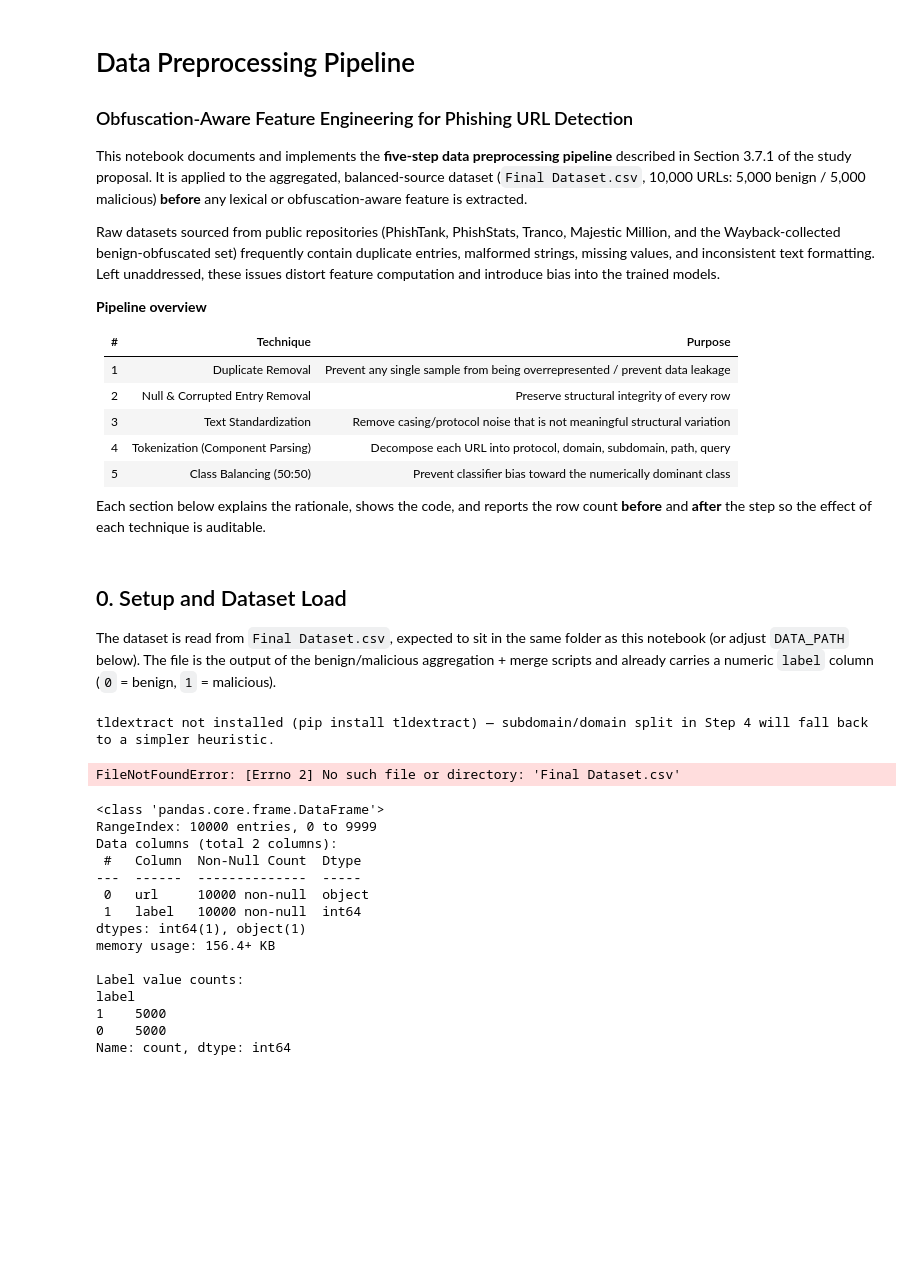
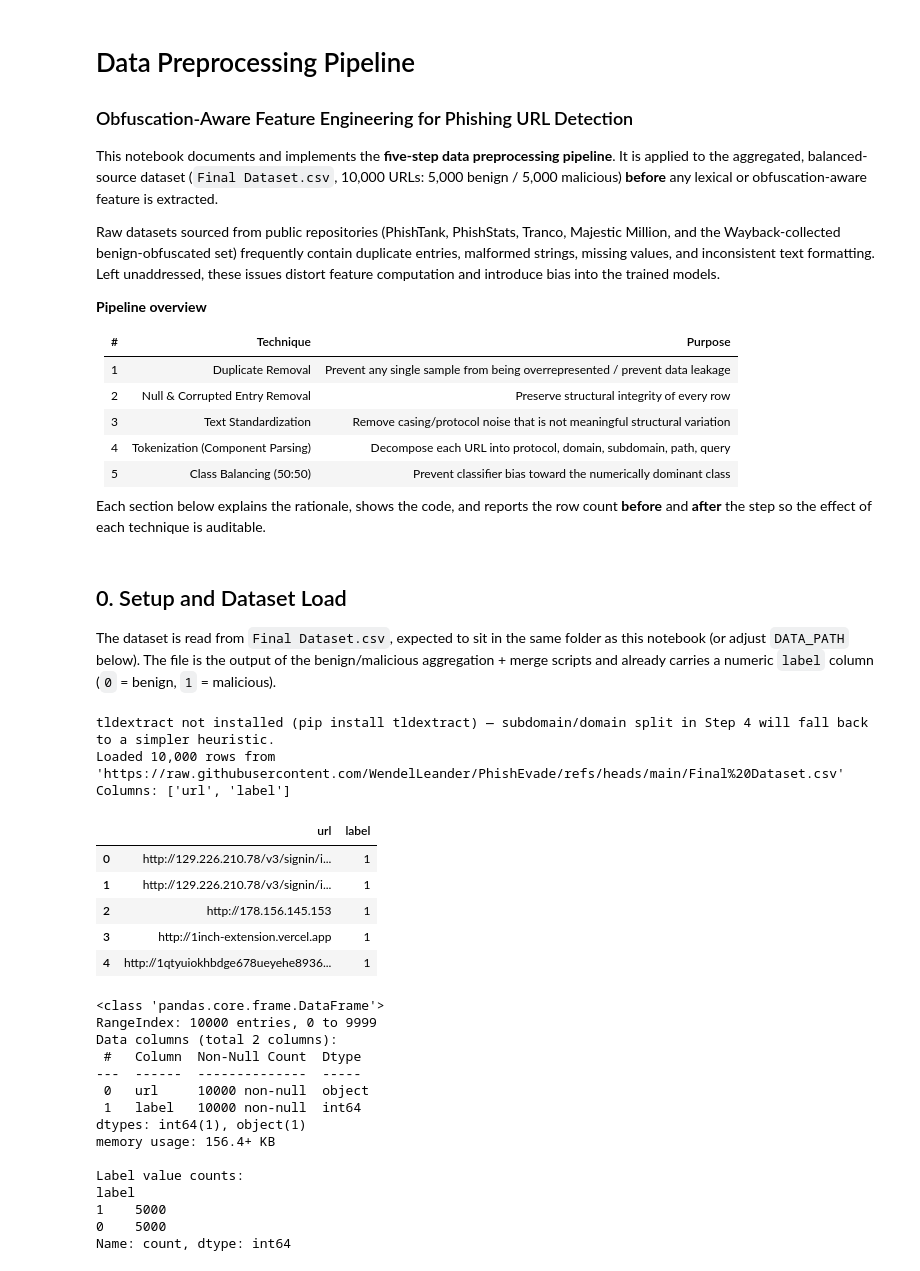
Before and after one commit to WendelLeander/PhishEvade, a Jupyter notebook: preprocessing_pipeline.ipynb, the cells around one changed output. Saved outputs shown, nothing was run; the diff lists cells and outputs as text; code cells hidden in the pictures; blank space fills up the shorter version.

```diff
--- a/preprocessing_pipeline.ipynb
+++ b/preprocessing_pipeline.ipynb
@@ -4,8 +4,7 @@
 # Data Preprocessing Pipeline
 ### Obfuscation-Aware Feature Engineering for Phishing URL Detection
 
-This notebook documents and implements the **five-step data preprocessing pipeline**
-described in Section 3.7.1 of the study proposal. It is applied to the aggregated,
+This notebook documents and implements the **five-step data preprocessing pipeline**. It is applied to the aggregated,
 balanced-source dataset (`Final Dataset.csv`, 10,000 URLs: 5,000 benign / 5,000
 malicious) **before** any lexical or obfuscation-aware feature is extracted.
 
@@ -36,37 +35,48 @@ folder as this notebook (or adjust `DATA_PATH` below). The file is the output
 of the benign/malicious aggregation + merge scripts and already carries a
 numeric `label` column (`0` = benign, `1` = malicious).
 # %%
+
 import re
 import numpy as np
 import pandas as pd
 from urllib.parse import urlsplit
 
 import matplotlib.pyplot as plt
 
 try:
     import tldextract
     _EXTRACT = tldextract.TLDExtract(suffix_list_urls=(), cache_dir=None)
     _HAS_TLDEXTRACT = True
 except ImportError:
     _HAS_TLDEXTRACT = False
     print("tldextract not installed (pip install tldextract) — "
           "subdomain/domain split in Step 4 will fall back to a simpler heuristic.")
 
 pd.set_option("display.max_colwidth", 80)
 RANDOM_SEED = 42
 
-DATA_PATH = "Final Dataset.csv"
-df = pd.read_csv(DATA_PATH)
+# DATA_PATH = "Final Dataset.csv"
+# df = pd.read_csv(DATA_PATH)
+url = 'https://raw.githubusercontent.com/WendelLeander/PhishEvade/refs/heads/main/Final%20Dataset.csv'
+df = pd.read_csv(url)
 
 # audit trail: row count after each pipeline step
 audit = [("0. Raw input", len(df))]
 
-print(f"Loaded {len(df):,} rows from '{DATA_PATH}'")
+# print(f"Loaded {len(df):,} rows from '{DATA_PATH}'")
+print(f"Loaded {len(df):,} rows from '{url}'")
 print(f"Columns: {list(df.columns)}")
 df.head()
 # %% [output]
 tldextract not installed (pip install tldextract) — subdomain/domain split in Step 4 will fall back to a simpler heuristic.
+Loaded 10,000 rows from 'https://raw.githubusercontent.com/WendelLeander/PhishEvade/refs/heads/main/Final%20Dataset.csv'
+Columns: ['url', 'label']
-FileNotFoundError: [Errno 2] No such file or directory: 'Final Dataset.csv'
+|  | url | label |
+| 0 | http://129.226.210.78/v3/signin/i... | 1 |
+| 1 | http://129.226.210.78/v3/signin/i... | 1 |
+| 2 | http://178.156.145.153 | 1 |
+| 3 | http://1inch-extension.vercel.app | 1 |
+| 4 | http://1qtyuiokhbdge678ueyehe8936... | 1 |
 # %%
 df.info()
 print()
```
Also changed, not shown: parts of 2 cells of this notebook.
